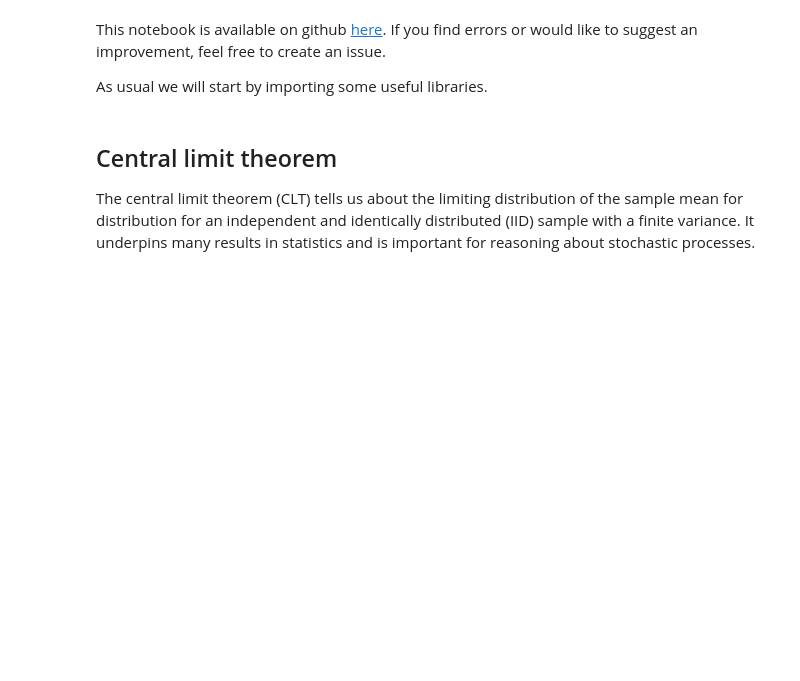
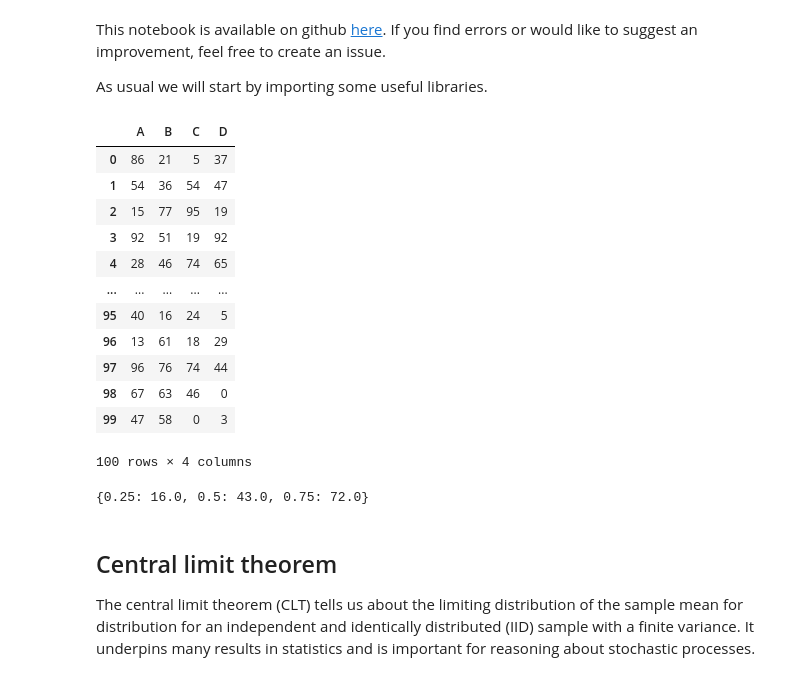
Before and after one commit to michiko-tamon/OII-Statistics, a Jupyter notebook: Copy_of_example_1_answers.ipynb, the cells around one changed output. Cells and saved outputs as stored; diff of their text form; code cells hidden in the pictures; blank space fills up the shorter version.

```diff
--- a/Copy_of_example_1_answers.ipynb
+++ b/Copy_of_example_1_answers.ipynb
@@ -22,3 +18,29 @@ hpw_quantiles = dict(df['hours-per-week'].quantile([0.25,0.5,0.75]))
+# %%
+df = pd.DataFrame(np.random.randint(0,100,size=(100, 4)), columns=list('ABCD'))
+#random integer from 0 to 100
+#100 rows and 4 columns
+#each column called A B C D
+df
+# %% [output]
+|  | A | B | C | D |
+| 0 | 86 | 21 | 5 | 37 |
+| 1 | 54 | 36 | 54 | 47 |
+| 2 | 15 | 77 | 95 | 19 |
+| 3 | 92 | 51 | 19 | 92 |
+| 4 | 28 | 46 | 74 | 65 |
+| ... | ... | ... | ... | ... |
+| 95 | 40 | 16 | 24 | 5 |
+| 96 | 13 | 61 | 18 | 29 |
+| 97 | 96 | 76 | 74 | 44 |
+| 98 | 67 | 63 | 46 | 0 |
+| 99 | 47 | 58 | 0 | 3 |
+100 rows × 4 columns
+# %%
+hpw_quantiles = dict(df['B'].quantile([0.25,0.5,0.75]))
+#from column B find the 0.25, 0.5 and 0.75 quantile
+hpw_quantiles
+# %% [output]
+{0.25: 16.0, 0.5: 43.0, 0.75: 72.0}
 # %% [markdown]
 Central limit theorem
 ---------------------
```
Also changed, not shown: parts of 12 cells of this notebook.
